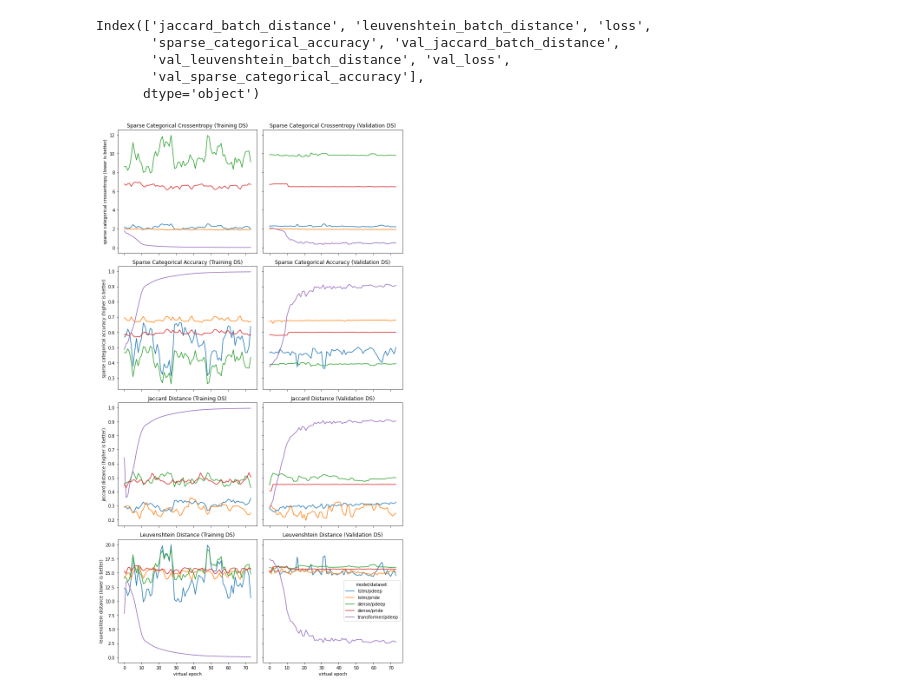
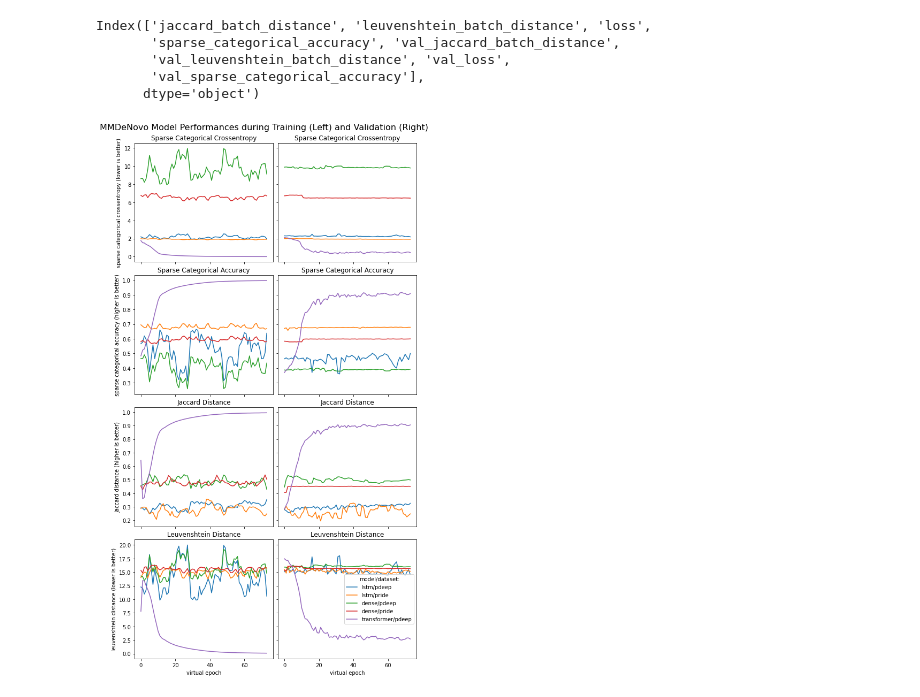
Before and after one commit to Miroka96/mmdenovo, a Jupyter notebook: notebooks/TF_model_benchmarks/benchmark_visualizations.ipynb, the cells around one changed output. Drawn from its saved outputs; the diff is of its cells as text; code cells hidden in the pictures.

Commit message:
make TF model benchmark diagram bigger

```diff
--- a/notebooks/TF_model_benchmarks/benchmark_visualizations.ipynb
+++ b/notebooks/TF_model_benchmarks/benchmark_visualizations.ipynb
@@ -65,41 +67,43 @@ figure_plan = [
     (['leuvenshtein_batch_distance', 'val_leuvenshtein_batch_distance'], "Leuvenshtein Distance", "lower is better"),
 ]
 # %%
-size_per_subplot = 5
+size_per_subplot = 4
 # %%
 fig, axs = plt.subplots(
     nrows=len(figure_plan),
+    constrained_layout=True,
     ncols=2,
     sharex=True,
     sharey='row',
     figsize=(2 * size_per_subplot, len(figure_plan) * size_per_subplot * 0.9),
 )
 
 for row, (metrics, label, comment) in enumerate(figure_plan):
     for col, metric in enumerate(metrics):
         for model, df in dfs.items():
             ax = axs[row][col]
             ax.plot(df.index, df[metric], label=model)
             title = label
             if metric.startswith("val_"):
-                title = f"{title} (Validation DS)"
+                title = f"{title}"
             else:
-                title = f"{title} (Training DS)"
+                title = f"{title}"
             ax.set_title(title)
             if row == 3:
                 ax.set_xlabel("virtual epoch")
             if col == 0:
                 ax.set_ylabel(f"{label.lower()} ({comment})")
 
-plt.legend(title="model/dataset:")
-fig.tight_layout()
+plt.legend(title="model/dataset:", loc="center right")
+fig.suptitle("MMDeNovo Model Performances during Training (Left) and Validation (Right)", fontsize=16)
+#fig.tight_layout()
 
 
 plt.rcParams['svg.fonttype'] = 'none'
 plt.savefig('TF_model_benchmark.pdf')
 plt.savefig('TF_model_benchmark.png')
 plt.savefig('TF_model_benchmark.svg')
 
 plt.show()
 # %% [output]
-[figure, old version]
+[figure, new version]
```
Also changed, not shown: parts of 1 cell of this notebook, 3 other files.
